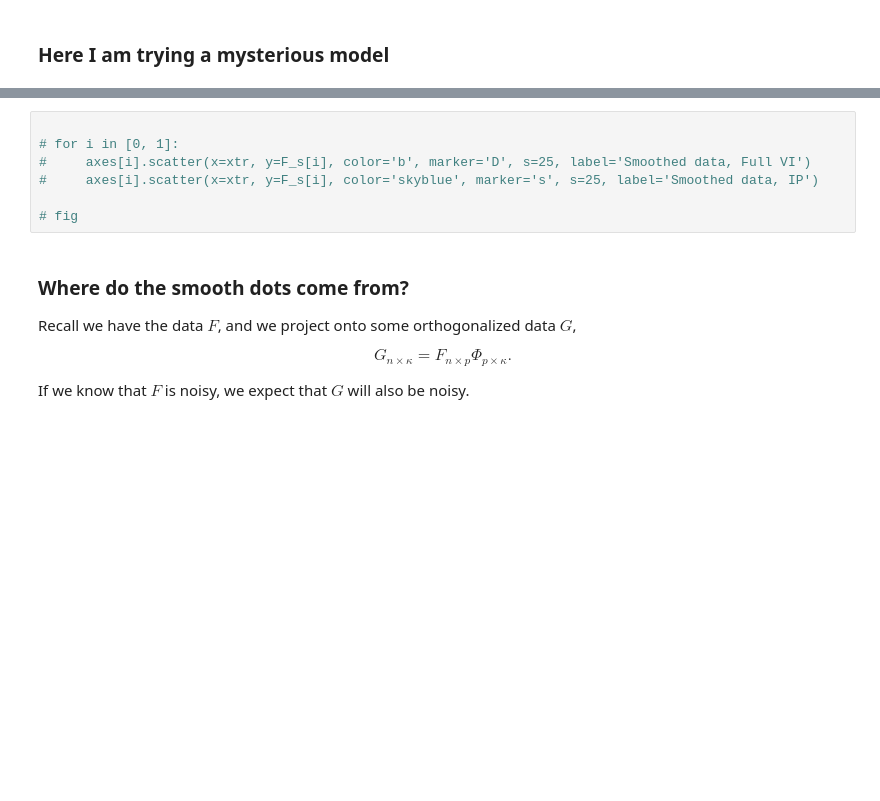
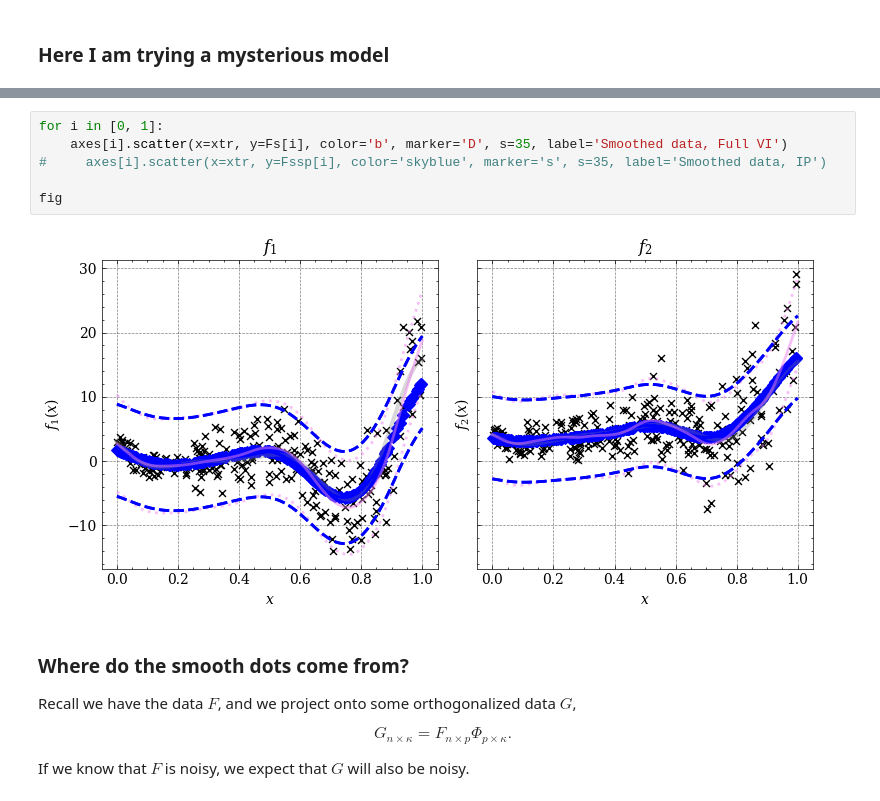
Before and after one commit to mosesyhc/LCGP, a Jupyter notebook: code/gpVIIP/VIGP.ipynb, the cells around one changed output, grey strips where cells are left out. Drawn from its saved outputs; the diff is of its cells as text; blank space fills up the shorter version.

```diff
--- a/code/gpVIIP/VIGP.ipynb
+++ b/code/gpVIIP/VIGP.ipynb
@@ -193,10 +194,11 @@ fig
 # %%
+for i in [0, 1]:
+    axes[i].scatter(x=xtr, y=Fs[i], color='b', marker='D', s=35, label='Smoothed data, Full VI')
+#     axes[i].scatter(x=xtr, y=Fssp[i], color='skyblue', marker='s', s=35, label='Smoothed data, IP')
 
-# for i in [0, 1]:
-#     axes[i].scatter(x=xtr, y=F_s[i], color='b', marker='D', s=25, label='Smoothed data, Full VI')
-#     axes[i].scatter(x=xtr, y=F_s[i], color='skyblue', marker='s', s=25, label='Smoothed data, IP')
-
-# fig
+fig
+# %% [output]
+[figure, added]
 # %% [markdown]
 ### Where do the smooth dots come from?
 Recall we have the data $F$, and we project onto some orthogonalized data $G$,
```
Also changed, not shown: parts of 9 cells of this notebook, 3 other files.
